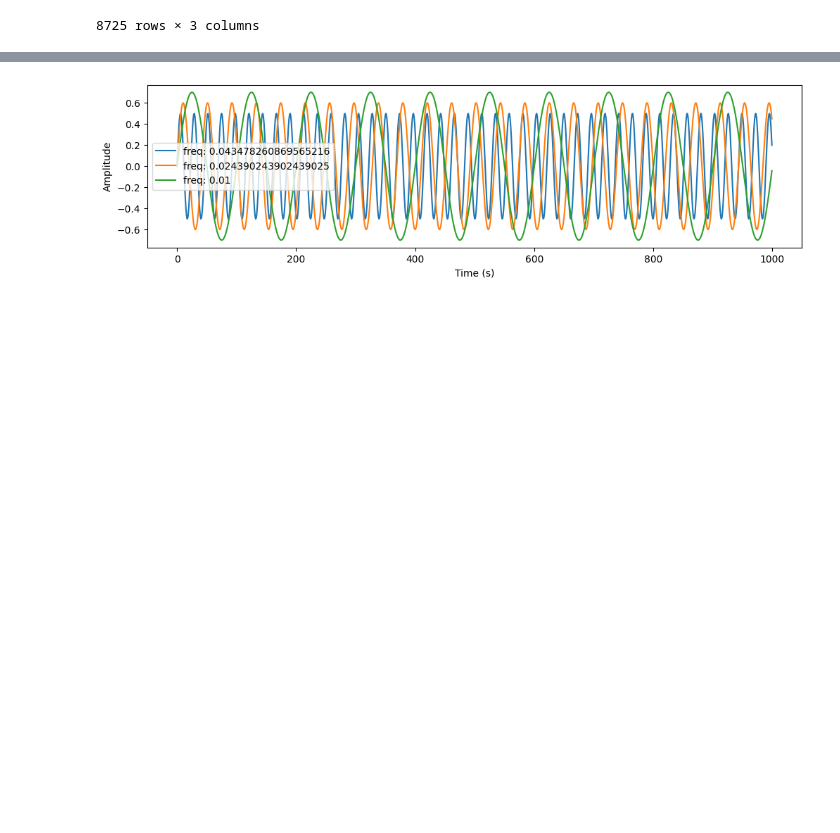
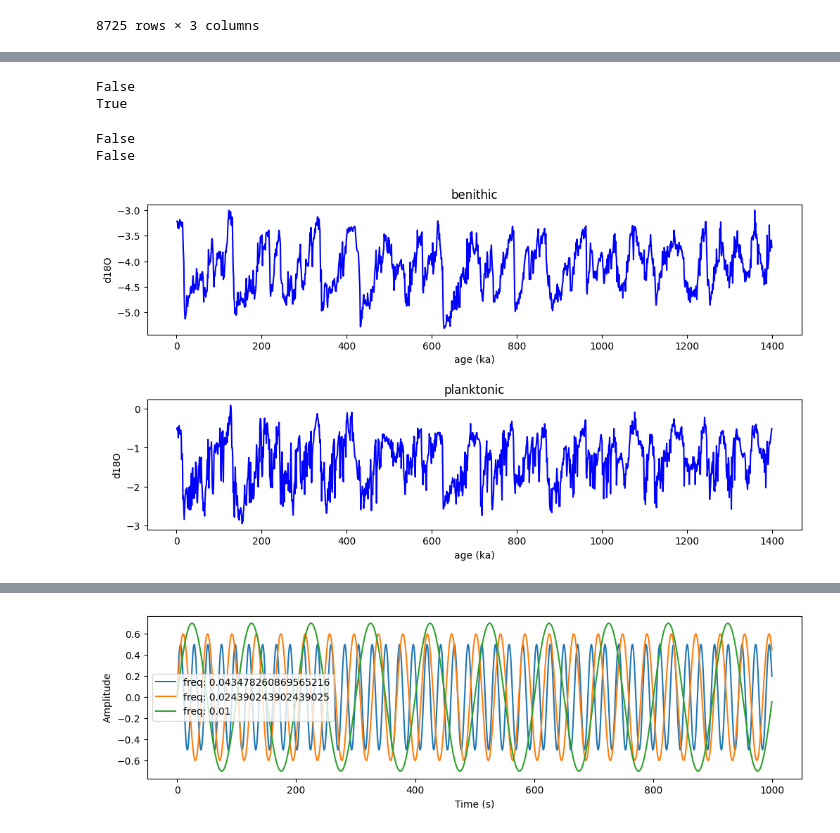
Before and after one commit to Peisong-Zheng/NS_syn, a Jupyter notebook: pre_phase_dis.ipynb, the cells around one changed output, grey strips where cells are left out. Cells and saved outputs as stored; diff of their text form; code cells hidden in the pictures; blank space fills up the shorter version.

```diff
--- a/pre_phase_dis.ipynb
+++ b/pre_phase_dis.ipynb
@@ -556,0 +585,16 @@ plank
+# %%
+# test whether the data contains nan
+print(np.isnan(benithic['d18O']).any())
+print(np.isnan(plank['d18O']).any())
+# %% [output]
+False
+True
+# %%
+# remove nan
+benithic=benithic.dropna()
+plank=plank.dropna()
+print(np.isnan(benithic['d18O']).any())
+print(np.isnan(plank['d18O']).any())
+# %% [output]
+False
+False
@@ -556,0 +605,31 @@ plank
+# %%
+# read in the data
+import pandas as pd
+
+benithic = pd.read_csv('D:/VScode/NS_syn/data/benithic.csv')
+plank=pd.read_csv('D:/VScode/NS_syn/data/plank.csv')
+# %%
+# interpolate the data to 1 ka resolution
+from scipy.interpolate import interp1d
+
+age=np.arange(1, 1400, 1)
+benithic_interp=interp1d(benithic['age'], benithic['d18O'], kind='linear')
+plank_interp=interp1d(plank['age'], plank['d18O'], kind='linear')
+
+benithic_interp=benithic_interp(age)
+plank_interp=plank_interp(age)
+
+# plot the interpolated data
+fig, ax = plt.subplots(2, 1, figsize=(12, 6))
+ax[0].plot(age, -1*benithic_interp, 'b')
+ax[0].set_xlabel('age (ka)')
+ax[0].set_ylabel('d18O')
+ax[0].set_title('benithic')
+ax[1].plot(age, -1*plank_interp, 'b')
+ax[1].set_xlabel('age (ka)')
+ax[1].set_ylabel('d18O')
+ax[1].set_title('planktonic')
+plt.subplots_adjust(hspace=0.5)
+plt.show()
+# %% [output]
+[figure, added]
```
Also changed, not shown: parts of 19 cells of this notebook.
